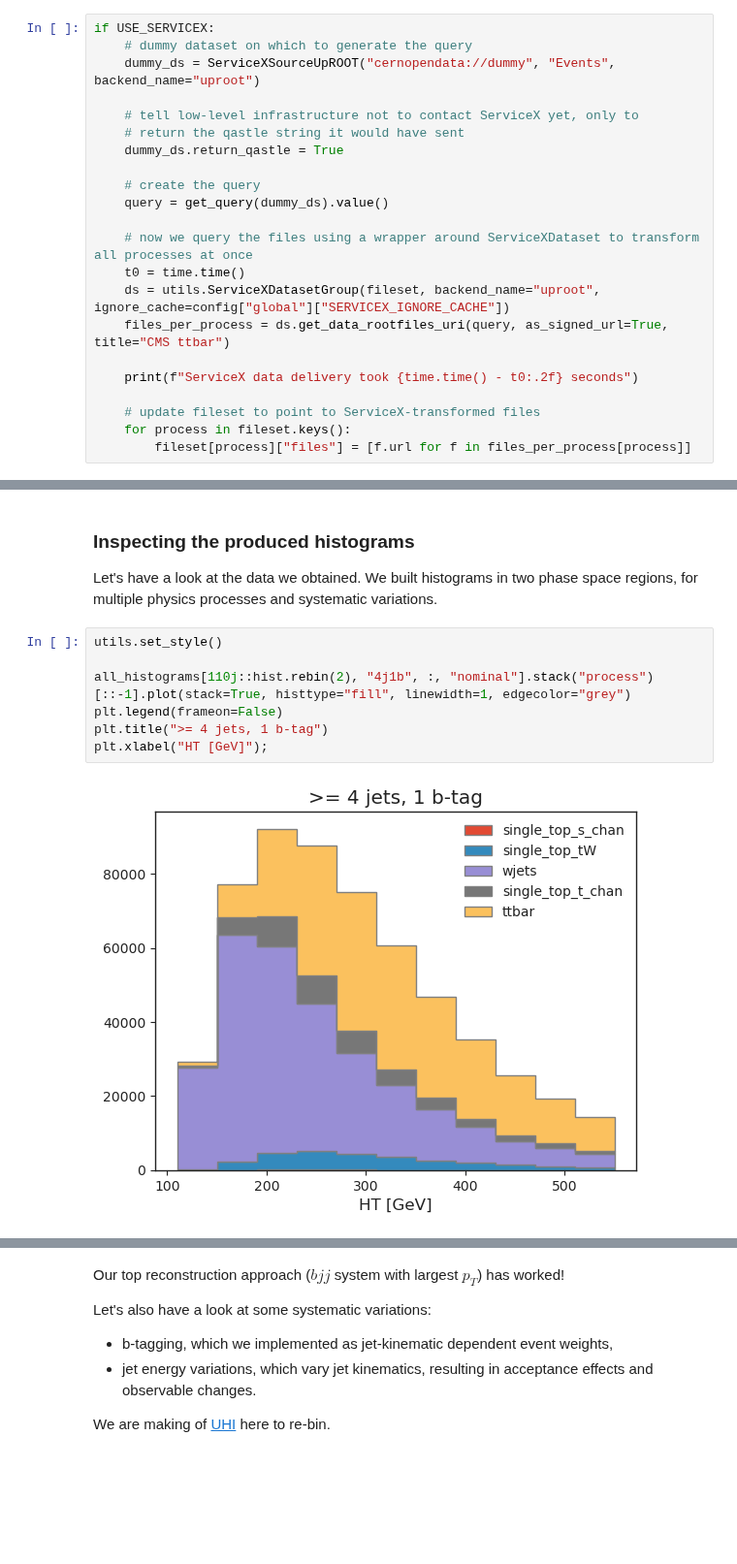
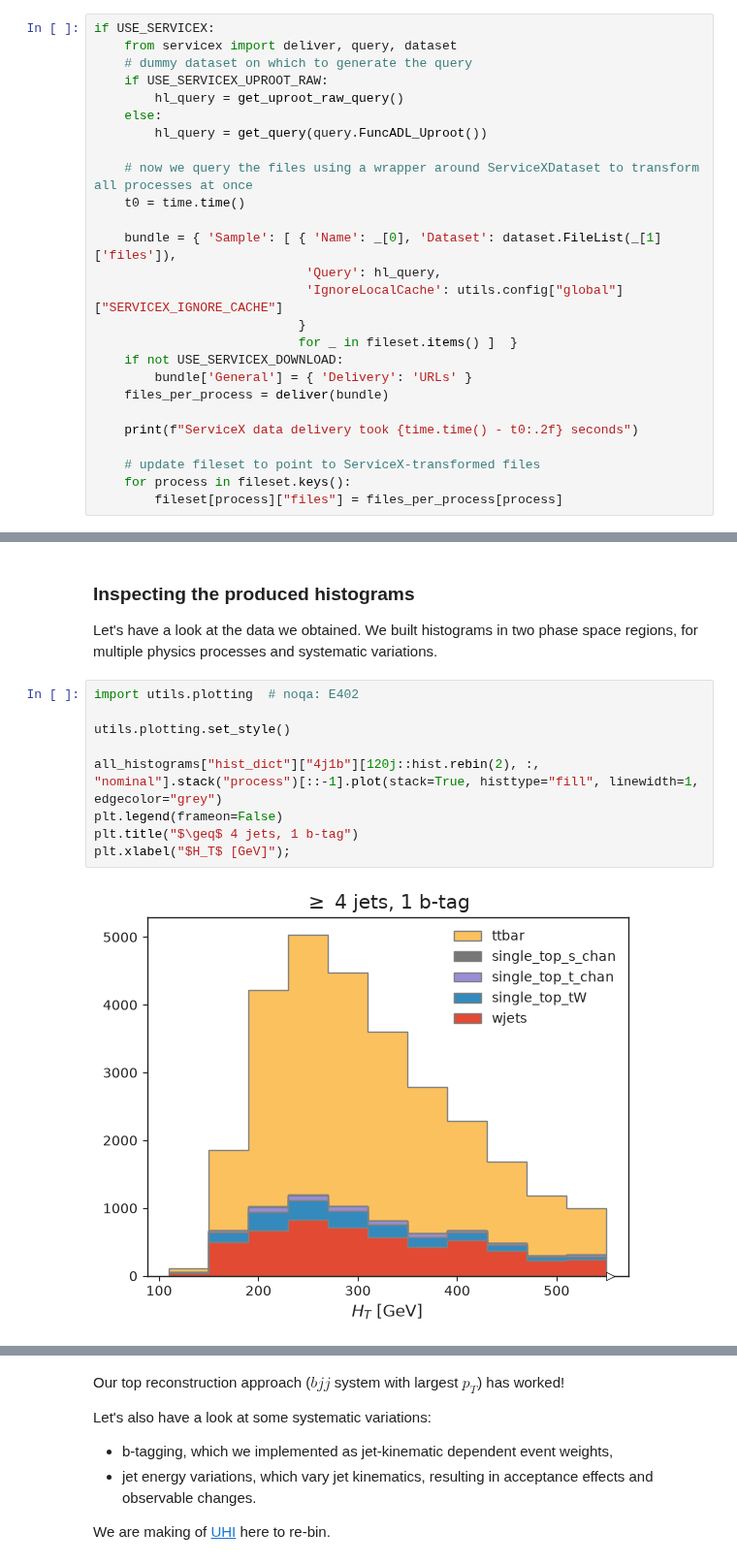
Before and after one commit to CoffeaTeam/coffea-casa-smoke, a Jupyter notebook: agc/cms-open-data-ttbar/ttbar_analysis_pipeline.ipynb, the cells around one changed output, grey strips where cells are left out. Shown at 97% size. Drawn from its saved outputs; the diff is of its cells as text; blank space fills up the shorter version.

```diff
--- a/agc/cms-open-data-ttbar/ttbar_analysis_pipeline.ipynb
+++ b/agc/cms-open-data-ttbar/ttbar_analysis_pipeline.ipynb
@@ -342,26 +493,30 @@ def get_query(source: ObjectStream) -> ObjectStream:
 Using the queries created with `func_adl`, we are using `ServiceX` to read the CMS Open Data files to build cached files with only the specific event information as dictated by the query.
 # %%
 if USE_SERVICEX:
+    from servicex import deliver, query, dataset
     # dummy dataset on which to generate the query
-    dummy_ds = ServiceXSourceUpROOT("cernopendata://dummy", "Events", backend_name="uproot")
-
-    # tell low-level infrastructure not to contact ServiceX yet, only to
-    # return the qastle string it would have sent
-    dummy_ds.return_qastle = True
-
-    # create the query
-    query = get_query(dummy_ds).value()
+    if USE_SERVICEX_UPROOT_RAW:
+        hl_query = get_uproot_raw_query()
+    else:
+        hl_query = get_query(query.FuncADL_Uproot())
 
     # now we query the files using a wrapper around ServiceXDataset to transform all processes at once
     t0 = time.time()
-    ds = utils.ServiceXDatasetGroup(fileset, backend_name="uproot", ignore_cache=config["global"]["SERVICEX_IGNORE_CACHE"])
-    files_per_process = ds.get_data_rootfiles_uri(query, as_signed_url=True, title="CMS ttbar")
+
+    bundle = { 'Sample': [ { 'Name': _[0], 'Dataset': dataset.FileList(_[1]['files']),
+                            'Query': hl_query,
+                            'IgnoreLocalCache': utils.config["global"]["SERVICEX_IGNORE_CACHE"]
+                           }
+                           for _ in fileset.items() ]  }
+    if not USE_SERVICEX_DOWNLOAD:
+        bundle['General'] = { 'Delivery': 'URLs' }
+    files_per_process = deliver(bundle)
 
     print(f"ServiceX data delivery took {time.time() - t0:.2f} seconds")
 
     # update fileset to point to ServiceX-transformed files
     for process in fileset.keys():
-        fileset[process]["files"] = [f.url for f in files_per_process[process]]
+        fileset[process]["files"] = files_per_process[process]
 # %% [markdown]
 ### Execute the data delivery pipeline
 
@@ -442,12 +596,14 @@ amount of data read: 5073.01 MB (note that this can be buggy: https://github.com
 Let's have a look at the data we obtained.
 We built histograms in two phase space regions, for multiple physics processes and systematic variations.
 # %%
-utils.set_style()
+import utils.plotting  # noqa: E402
 
-all_histograms[110j::hist.rebin(2), "4j1b", :, "nominal"].stack("process")[::-1].plot(stack=True, histtype="fill", linewidth=1, edgecolor="grey")
+utils.plotting.set_style()
+
+all_histograms["hist_dict"]["4j1b"][120j::hist.rebin(2), :, "nominal"].stack("process")[::-1].plot(stack=True, histtype="fill", linewidth=1, edgecolor="grey")
 plt.legend(frameon=False)
-plt.title(">= 4 jets, 1 b-tag")
-plt.xlabel("HT [GeV]");
+plt.title("$\geq$ 4 jets, 1 b-tag")
+plt.xlabel("$H_T$ [GeV]");
 # %% [output]
-[figure, old version]
+[figure, new version]
 # %%
```
Also changed, not shown: parts of 34 cells of this notebook, 20 other files.
